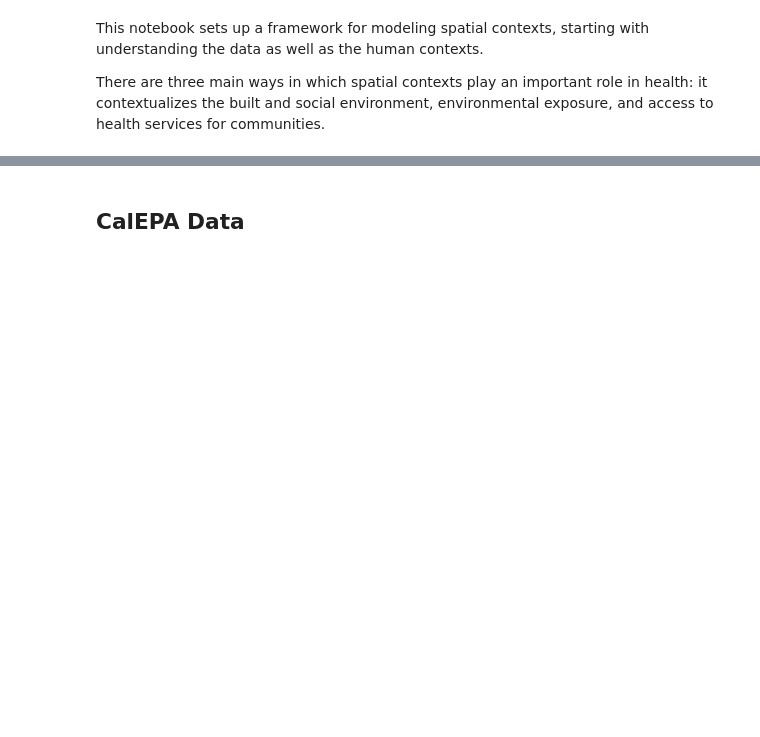
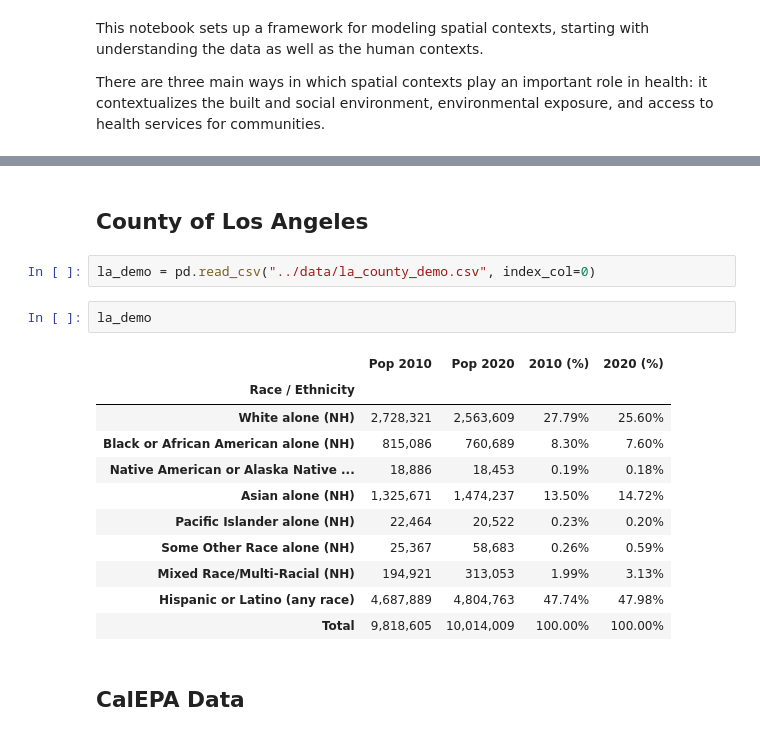
Before and after one commit to carlosortizdev/Thesis, a Jupyter notebook: notebooks/1.Introduction.ipynb, the cells around one changed output, grey strips where cells are left out. Saved outputs shown, nothing was run; the diff lists cells and outputs as text; blank space fills up the shorter version.

```diff
--- a/notebooks/1.Introduction.ipynb
+++ b/notebooks/1.Introduction.ipynb
@@ -7,3 +19,21 @@ There are three main ways in which spatial contexts play an important role in he
+# %% [markdown]
+## County of Los Angeles
+# %%
+la_demo = pd.read_csv("../data/la_county_demo.csv", index_col=0)
+# %%
+la_demo
+# %% [output]
+|  | Pop 2010 | Pop 2020 | 2010 (%) | 2020 (%) |
+| Race / Ethnicity |  |  |  |  |
+| White alone (NH) | 2,728,321 | 2,563,609 | 27.79% | 25.60% |
+| Black or African American alone (NH) | 815,086 | 760,689 | 8.30% | 7.60% |
+| Native American or Alaska Native ... | 18,886 | 18,453 | 0.19% | 0.18% |
+| Asian alone (NH) | 1,325,671 | 1,474,237 | 13.50% | 14.72% |
+| Pacific Islander alone (NH) | 22,464 | 20,522 | 0.23% | 0.20% |
+| Some Other Race alone (NH) | 25,367 | 58,683 | 0.26% | 0.59% |
+| Mixed Race/Multi-Racial (NH) | 194,921 | 313,053 | 1.99% | 3.13% |
+| Hispanic or Latino (any race) | 4,687,889 | 4,804,763 | 47.74% | 47.98% |
+| Total | 9,818,605 | 10,014,009 | 100.00% | 100.00% |
 # %% [markdown]
 ## CalEPA Data
 # %% [markdown]
```
Also changed, not shown: parts of 5 cells of this notebook, 6 other files.
